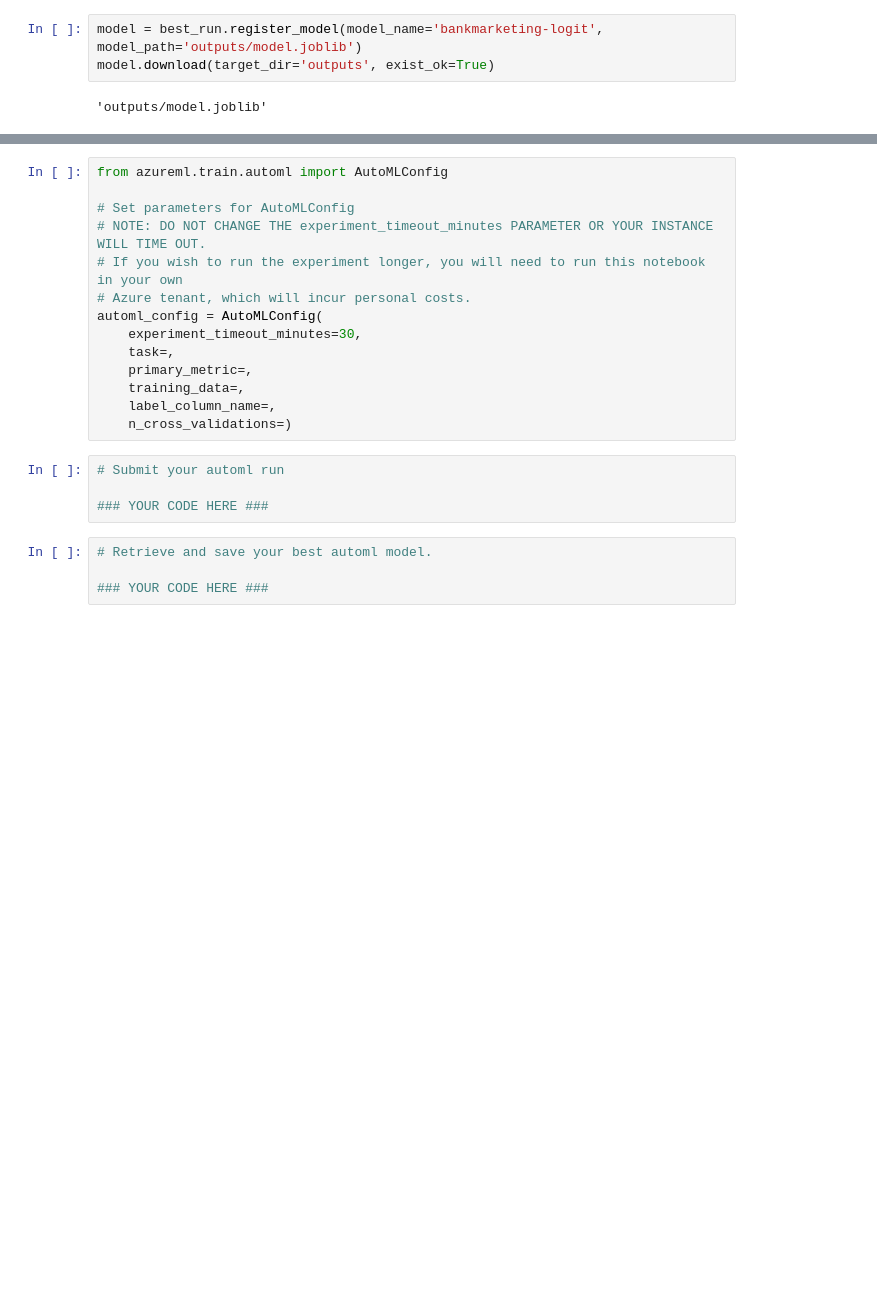
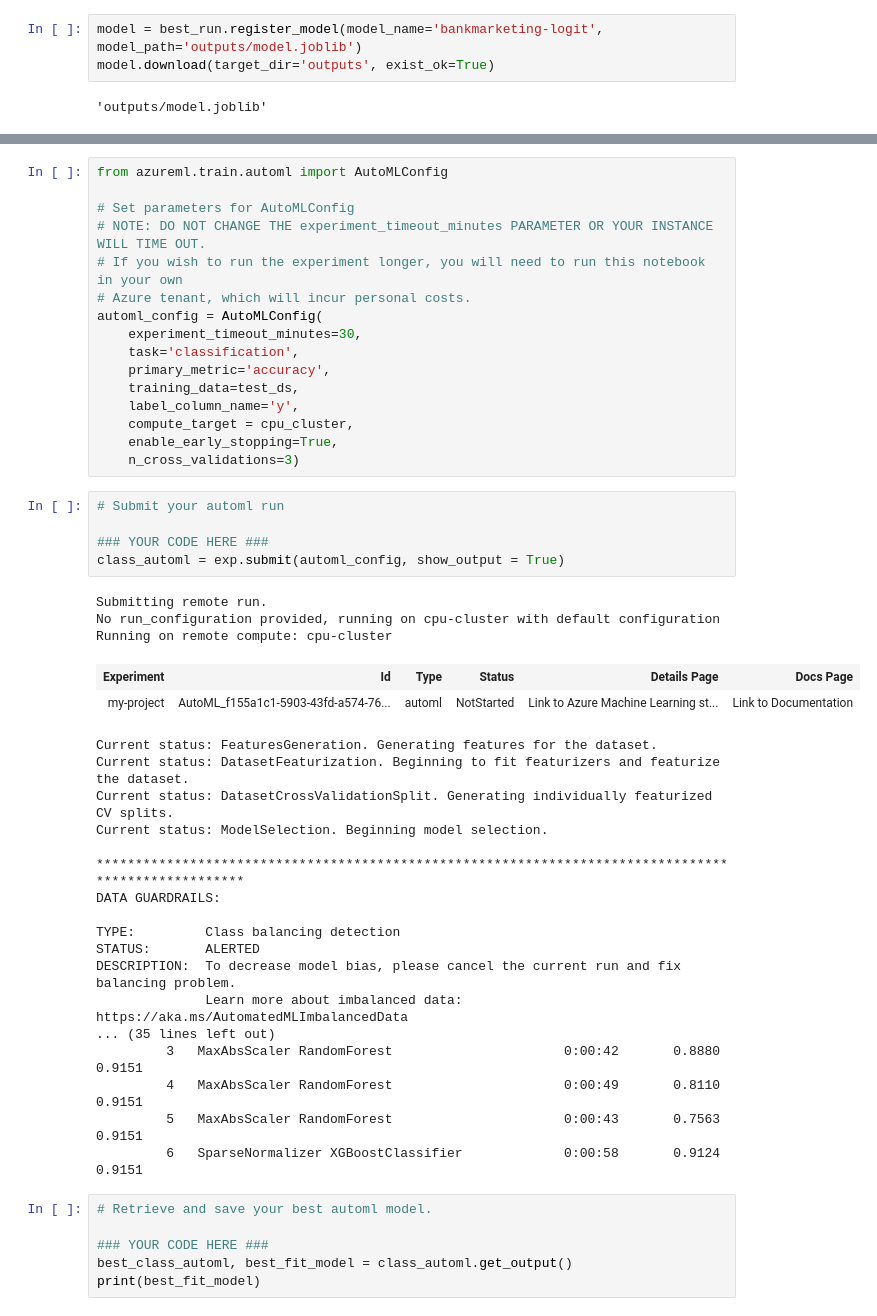
Before and after one commit to MangelFdz/nd00333_AZMLND_Optimizing_a_Pipeline_in_Azure-Starter_Files, a Jupyter notebook: udacity-project.ipynb, the cells around one changed output, grey strips where cells are left out. Cells and saved outputs as stored; diff of their text form; blank space fills up the shorter version.

```diff
--- a/udacity-project.ipynb
+++ b/udacity-project.ipynb
@@ -139,16 +159,44 @@ from azureml.train.automl import AutoMLConfig
 # Azure tenant, which will incur personal costs.
 automl_config = AutoMLConfig(
     experiment_timeout_minutes=30,
-    task=,
-    primary_metric=,
-    training_data=,
-    label_column_name=,
-    n_cross_validations=)
+    task='classification',
+    primary_metric='accuracy',
+    training_data=test_ds,
+    label_column_name='y',
+    compute_target = cpu_cluster,
+    enable_early_stopping=True,
+    n_cross_validations=3)
 # %%
 # Submit your automl run
 
 ### YOUR CODE HERE ###
+class_automl = exp.submit(automl_config, show_output = True)
+# %% [output]
+Submitting remote run.
+No run_configuration provided, running on cpu-cluster with default configuration
+Running on remote compute: cpu-cluster
+| Experiment | Id | Type | Status | Details Page | Docs Page |
+| my-project | AutoML_f155a1c1-5903-43fd-a574-76... | automl | NotStarted | Link to Azure Machine Learning st... | Link to Documentation |
+Current status: FeaturesGeneration. Generating features for the dataset.
+Current status: DatasetFeaturization. Beginning to fit featurizers and featurize the dataset.
+Current status: DatasetCrossValidationSplit. Generating individually featurized CV splits.
+Current status: ModelSelection. Beginning model selection.
+
+****************************************************************************************************
+DATA GUARDRAILS:
+
+TYPE:         Class balancing detection
+STATUS:       ALERTED
+DESCRIPTION:  To decrease model bias, please cancel the current run and fix balancing problem.
+              Learn more about imbalanced data: https://aka.ms/AutomatedMLImbalancedData
+... (35 lines left out)
+         3   MaxAbsScaler RandomForest                      0:00:42       0.8880    0.9151
+         4   MaxAbsScaler RandomForest                      0:00:49       0.8110    0.9151
+         5   MaxAbsScaler RandomForest                      0:00:43       0.7563    0.9151
+         6   SparseNormalizer XGBoostClassifier             0:00:58       0.9124    0.9151
 # %%
 # Retrieve and save your best automl model.
 
 ### YOUR CODE HERE ###
+best_class_automl, best_fit_model = class_automl.get_output()
+print(best_fit_model)
```
Also changed, not shown: parts of 4 cells of this notebook.
